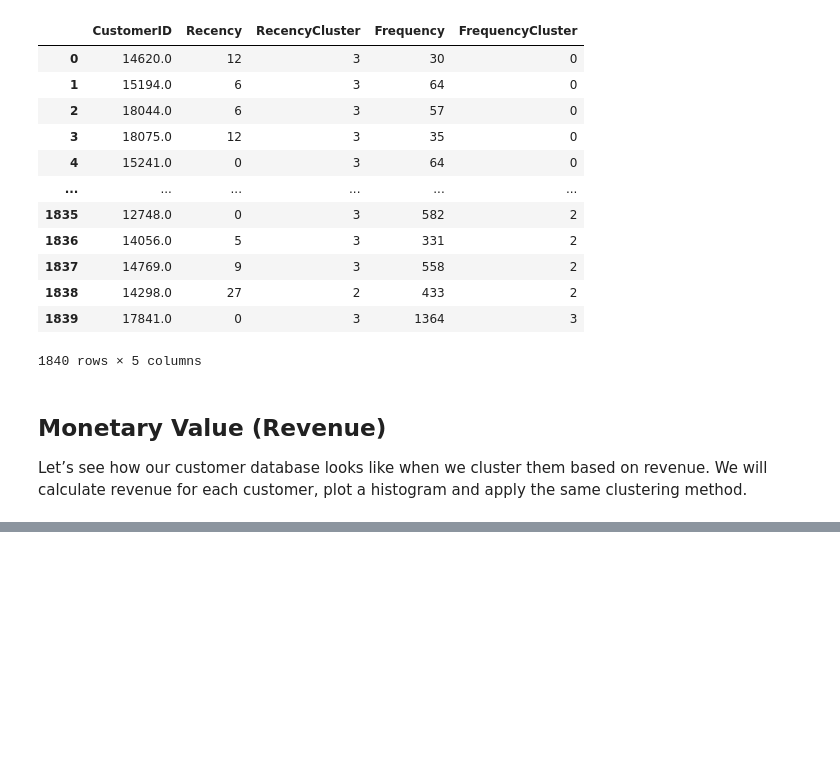
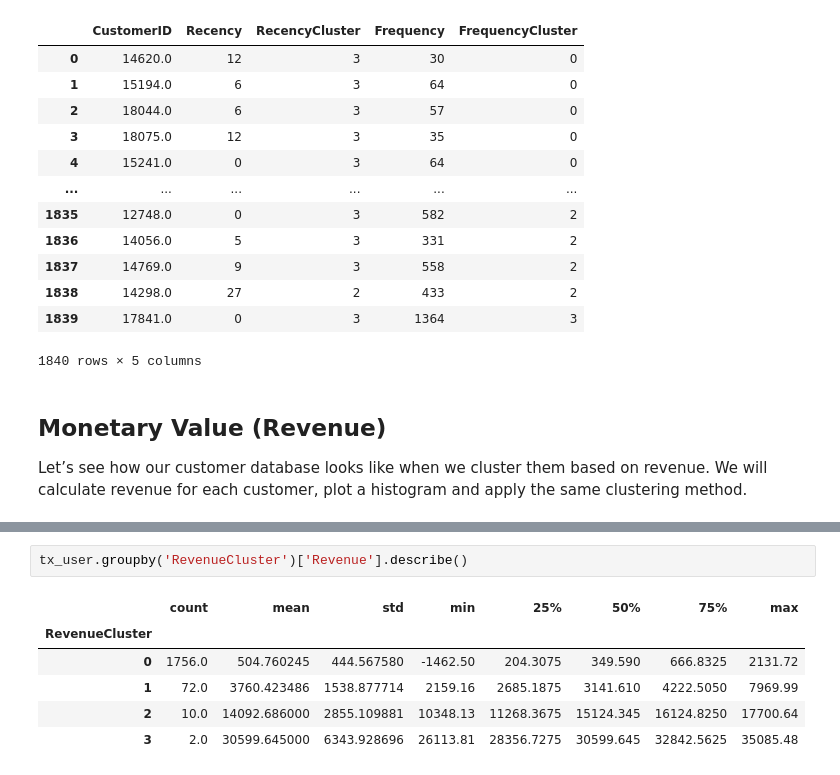
Before and after one commit to basel-ay/Customer-Lifetime-Value-Prediction, a Jupyter notebook: CLV Prediction.ipynb, the cells around one changed output, grey strips where cells are left out. Drawn from its saved outputs; the diff is of its cells as text; blank space fills up the shorter version.

```diff
--- a/CLV Prediction.ipynb
+++ b/CLV Prediction.ipynb
@@ -349,0 +429,9 @@ Let’s see how our customer database looks like when we cluster them based on r
+# %%
+tx_user.groupby('RevenueCluster')['Revenue'].describe()
+# %% [output]
+|  | count | mean | std | min | 25% | 50% | 75% | max |
+| RevenueCluster |  |  |  |  |  |  |  |  |
+| 0 | 1756.0 | 504.760245 | 444.567580 | -1462.50 | 204.3075 | 349.590 | 666.8325 | 2131.72 |
+| 1 | 72.0 | 3760.423486 | 1538.877714 | 2159.16 | 2685.1875 | 3141.610 | 4222.5050 | 7969.99 |
+| 2 | 10.0 | 14092.686000 | 2855.109881 | 10348.13 | 11268.3675 | 15124.345 | 16124.8250 | 17700.64 |
+| 3 | 2.0 | 30599.645000 | 6343.928696 | 26113.81 | 28356.7275 | 30599.645 | 32842.5625 | 35085.48 |
```
Also changed, not shown: parts of 12 cells of this notebook.
